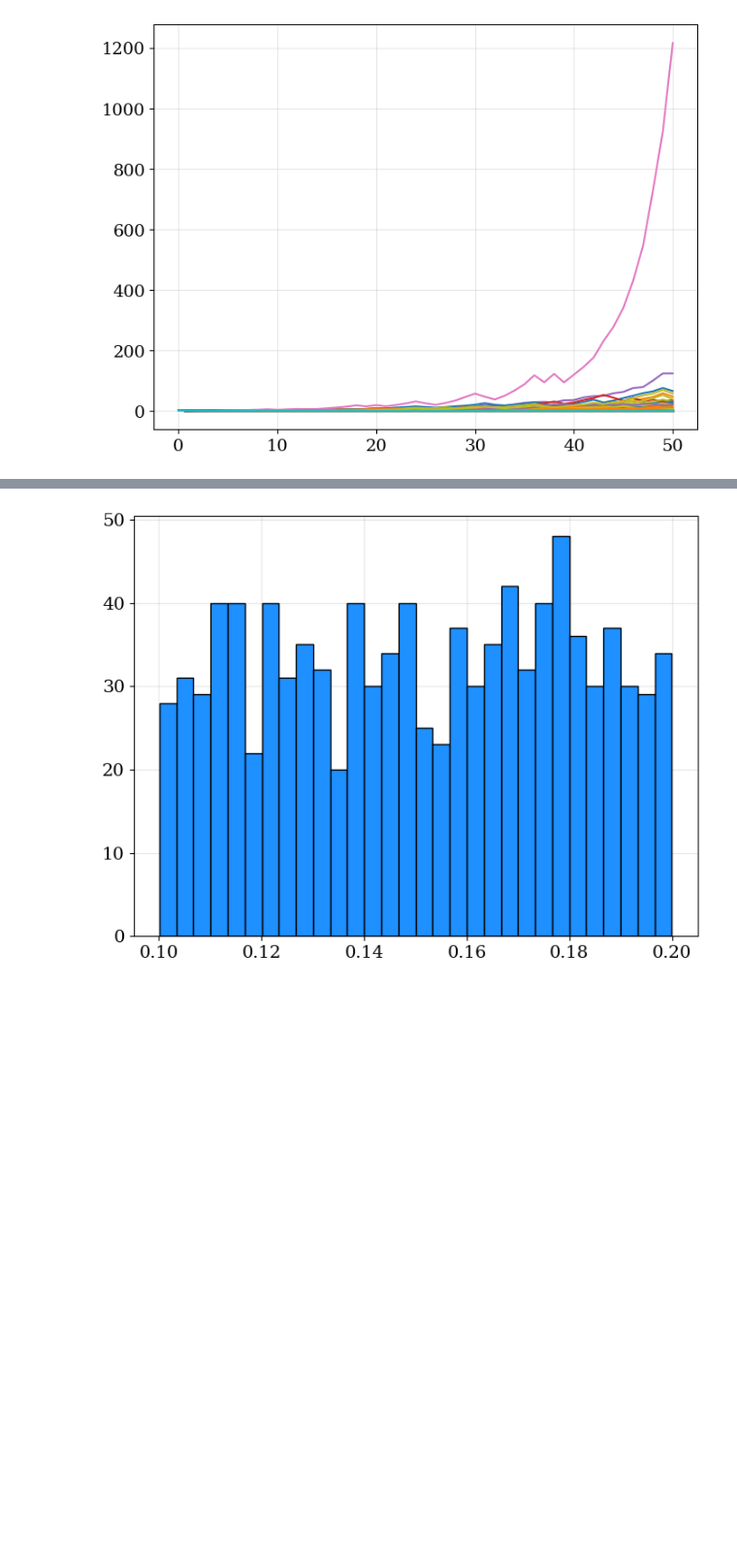
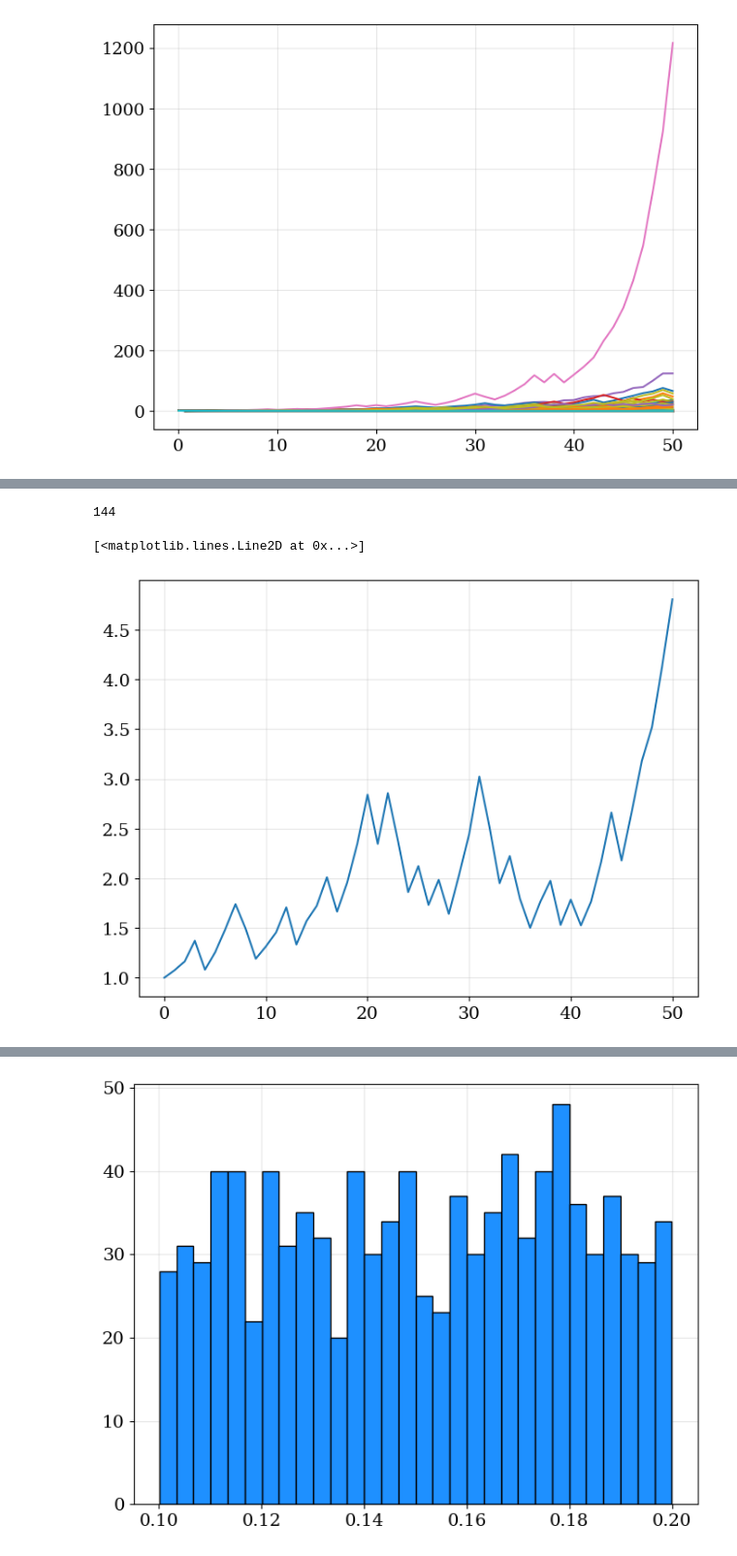
Before and after one commit to charlesaugdupont/poverty-trap, a Jupyter notebook: Network.ipynb, the cells around one changed output, grey strips where cells are left out. Shown at 97% size. Cells and saved outputs as stored; diff of their text form; code cells hidden in the pictures; blank space fills up the shorter version.

```diff
--- a/Network.ipynb
+++ b/Network.ipynb
@@ -37,14 +37,14 @@ N = 1250
 g = nx.powerlaw_cluster_graph(n=N, m=2, p=0.5)
 # %%
 timea = time.time()
-W, I, C, A, R, P, A_vals, GAMBLE_SUCCESS, T, communities = simulation(NUM_AGENTS=N,
-                                                                   STEPS=50,
-                                                                   PROJECT_COST=0.1,
-                                                                   graph=g,
-                                                                   seed=123,
-                                                                   RL=1.4,
-                                                                   RR=1.5,
-                                                                   SAFE_RETURN=1.05)
+W, C, A, R, P, A_vals, T, communities, S = simulation(NUM_AGENTS=N,
+                                                      STEPS=50,
+                                                      PROJECT_COST=0.1,
+                                                      graph=g,
+                                                      seed=123,
+                                                      RL=1.4,
+                                                      RR=1.5,
+                                                      SAFE_RETURN=1.05)
 print(time.time()-timea)
 # %% [output]
 256 communities.
@@ -106,0 +191,12 @@ plt.show()
+# %%
+for i,c in enumerate(communities):
+    if idx in c:
+        print(i)
+        break
+# %% [output]
+144
+# %%
+plt.plot(W[:,100])
+# %% [output]
+[<matplotlib.lines.Line2D at 0x...>]
+[figure, added]
```
Also changed, not shown: parts of 11 cells of this notebook, 1 other file.
